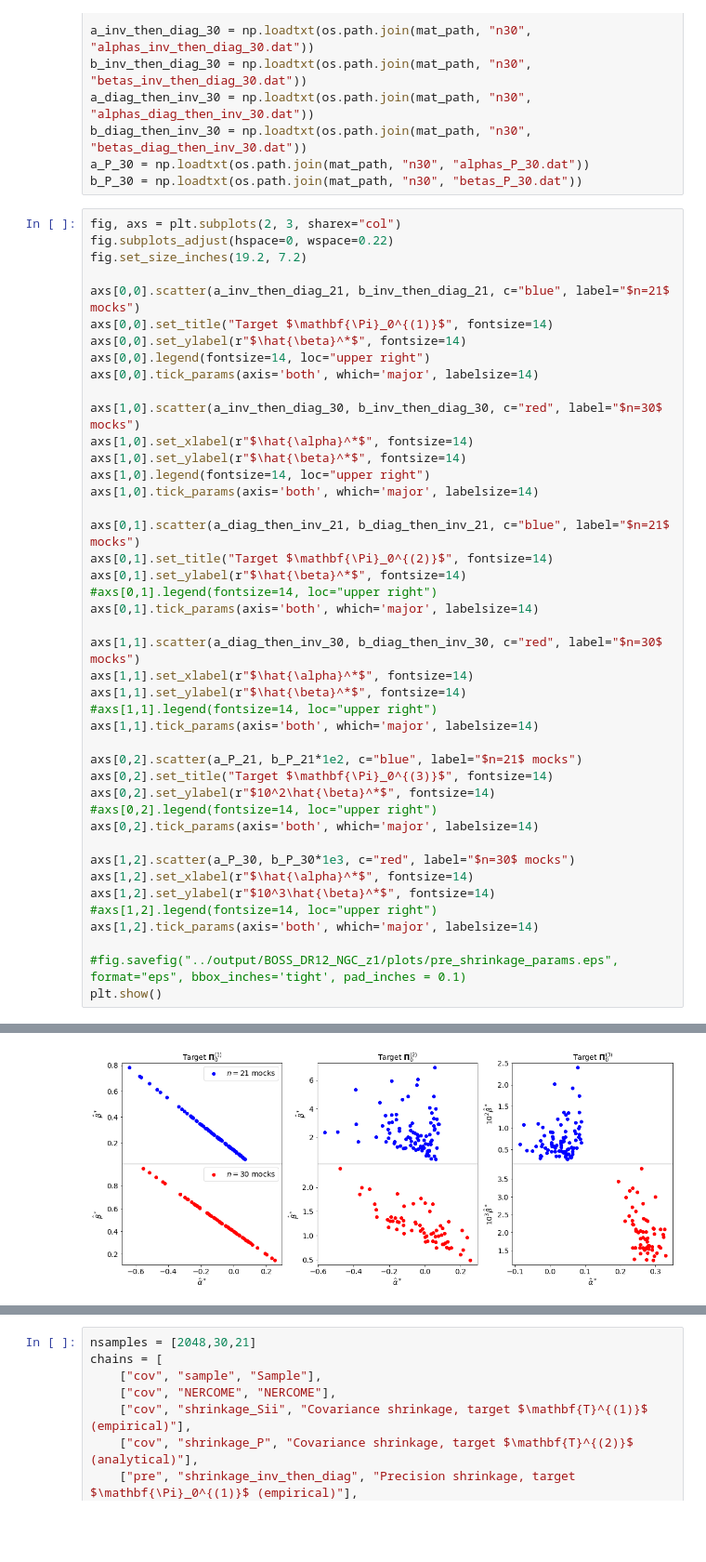
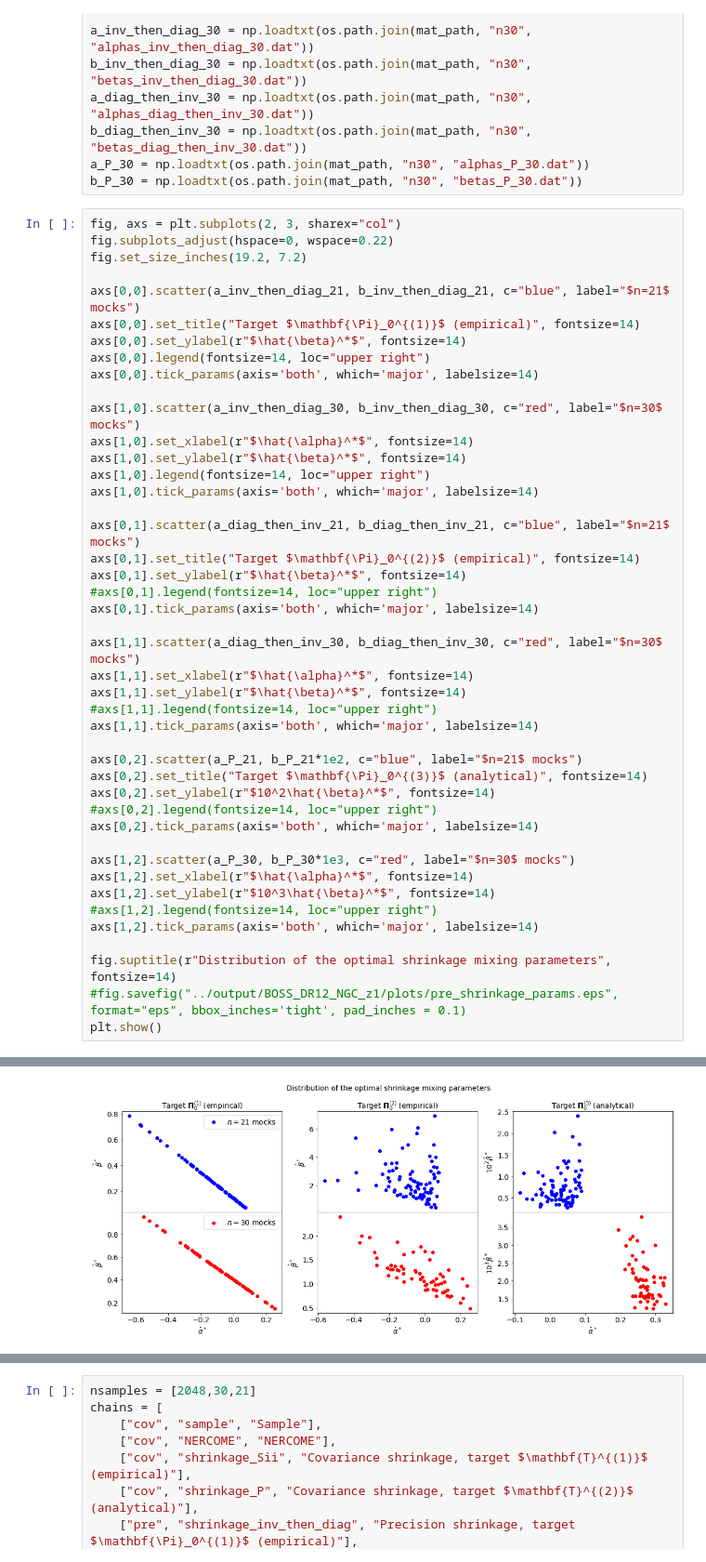
Before and after one commit to marnixlooijmans/shrinkage-estimation-paper, a Jupyter notebook: notebooks/make-plots.ipynb, the cells around one changed output, grey strips where cells are left out. Shown at 93% size. Saved outputs shown, nothing was run; the diff lists cells and outputs as text; blank space fills up the shorter version.

Commit message:
Update plots

```diff
--- a/notebooks/make-plots.ipynb
+++ b/notebooks/make-plots.ipynb
@@ -226,7 +226,7 @@ fig.subplots_adjust(hspace=0, wspace=0.22)
 fig.set_size_inches(19.2, 7.2)
 
 axs[0,0].scatter(a_inv_then_diag_21, b_inv_then_diag_21, c="blue", label="$n=21$ mocks")
-axs[0,0].set_title("Target $\mathbf{\Pi}_0^{(1)}$", fontsize=14)
+axs[0,0].set_title("Target $\mathbf{\Pi}_0^{(1)}$ (empirical)", fontsize=14)
 axs[0,0].set_ylabel(r"$\hat{\beta}^*$", fontsize=14)
 axs[0,0].legend(fontsize=14, loc="upper right")
 axs[0,0].tick_params(axis='both', which='major', labelsize=14)
@@ -238,7 +238,7 @@ axs[1,0].legend(fontsize=14, loc="upper right")
 axs[1,0].tick_params(axis='both', which='major', labelsize=14)
 
 axs[0,1].scatter(a_diag_then_inv_21, b_diag_then_inv_21, c="blue", label="$n=21$ mocks")
-axs[0,1].set_title("Target $\mathbf{\Pi}_0^{(2)}$", fontsize=14)
+axs[0,1].set_title("Target $\mathbf{\Pi}_0^{(2)}$ (empirical)", fontsize=14)
 axs[0,1].set_ylabel(r"$\hat{\beta}^*$", fontsize=14)
 #axs[0,1].legend(fontsize=14, loc="upper right")
 axs[0,1].tick_params(axis='both', which='major', labelsize=14)
@@ -250,7 +250,7 @@ axs[1,1].set_ylabel(r"$\hat{\beta}^*$", fontsize=14)
 axs[1,1].tick_params(axis='both', which='major', labelsize=14)
 
 axs[0,2].scatter(a_P_21, b_P_21*1e2, c="blue", label="$n=21$ mocks")
-axs[0,2].set_title("Target $\mathbf{\Pi}_0^{(3)}$", fontsize=14)
+axs[0,2].set_title("Target $\mathbf{\Pi}_0^{(3)}$ (analytical)", fontsize=14)
 axs[0,2].set_ylabel(r"$10^2\hat{\beta}^*$", fontsize=14)
 #axs[0,2].legend(fontsize=14, loc="upper right")
 axs[0,2].tick_params(axis='both', which='major', labelsize=14)
@@ -261,6 +261,7 @@ axs[1,2].set_ylabel(r"$10^3\hat{\beta}^*$", fontsize=14)
 #axs[1,2].legend(fontsize=14, loc="upper right")
 axs[1,2].tick_params(axis='both', which='major', labelsize=14)
 
+fig.suptitle(r"Distribution of the optimal shrinkage mixing parameters", fontsize=14)
 #fig.savefig("../output/BOSS_DR12_NGC_z1/plots/pre_shrinkage_params.eps", format="eps", bbox_inches='tight', pad_inches = 0.1)
 plt.show()
 # %% [output]
@@ -267,4 +272,4 @@ plt.show()
-[figure, old version]
+[figure, new version]
 # %%
 estimates = [
     ["shrinkage_inv_then_diag", "Precision shrinkage with\n target $\mathbf{\Pi}_0^{(1)}$ (empirical)"],
```
Also changed, not shown: parts of 4 cells of this notebook, 24 other files.
